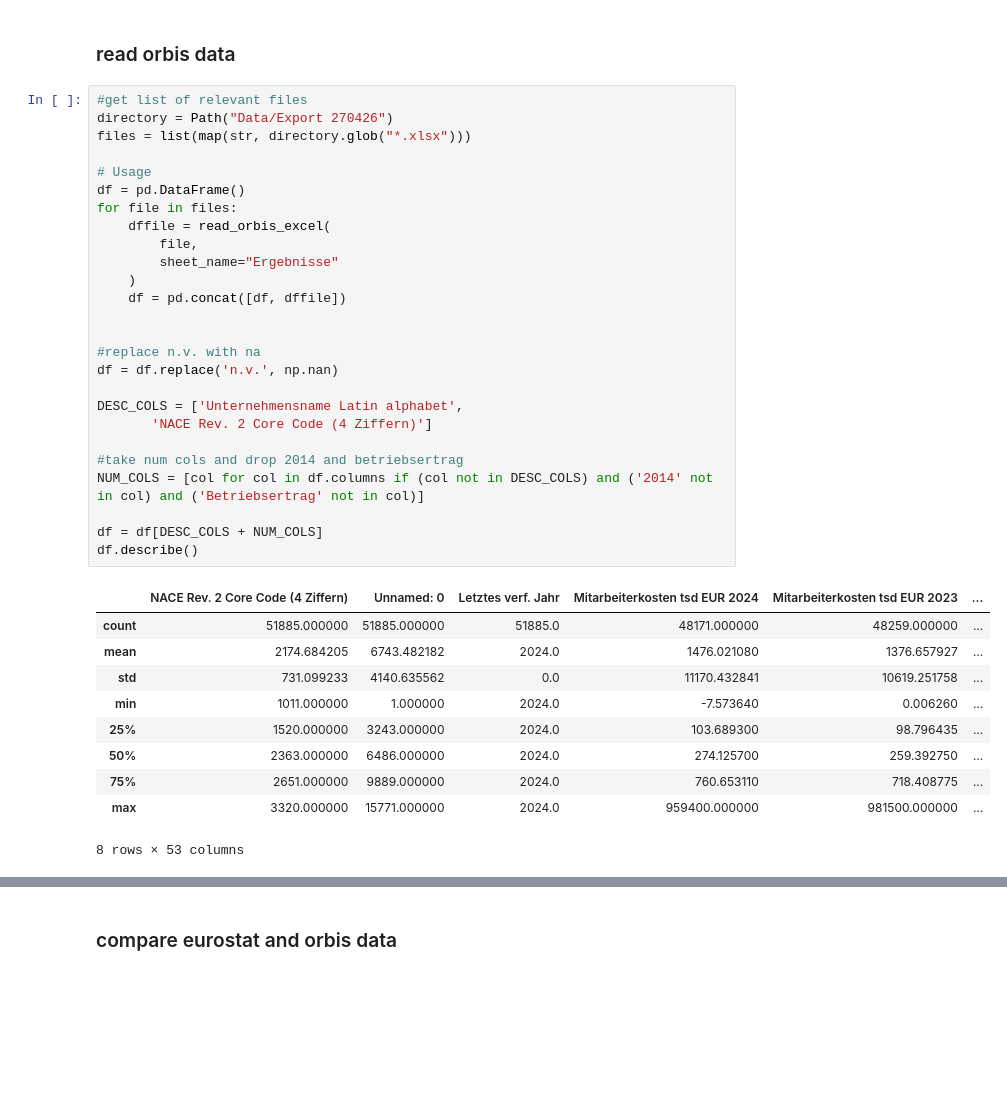
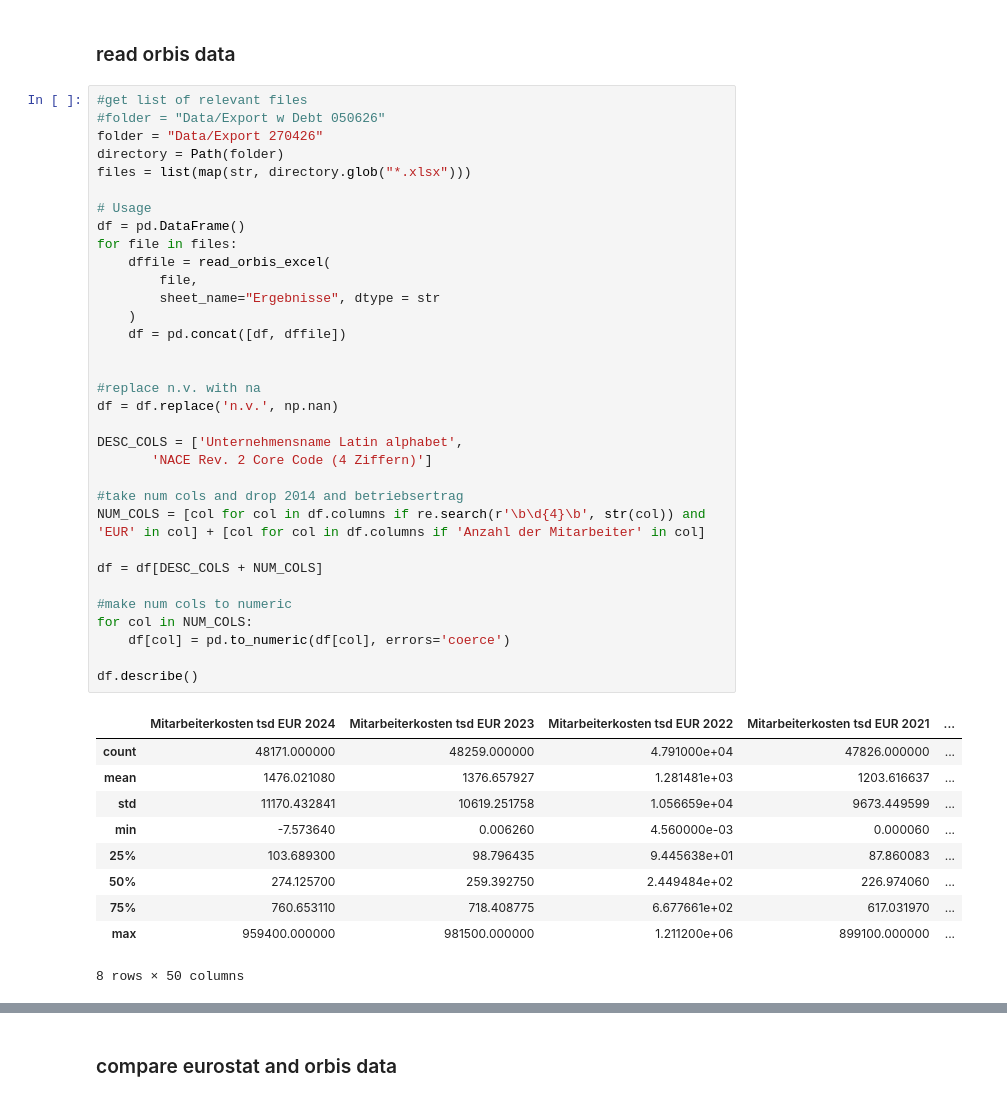
Before and after one commit to CurdinLieberherr/Master-Thesis, a Jupyter notebook: data.ipynb, the cells around one changed output, grey strips where cells are left out. Cells and saved outputs as stored; diff of their text form; blank space fills up the shorter version.

```diff
--- a/data.ipynb
+++ b/data.ipynb
@@ -218,41 +218,48 @@ plt.show()
 ### read orbis data
 # %%
 #get list of relevant files
-directory = Path("Data/Export 270426")
+#folder = "Data/Export w Debt 050626"
+folder = "Data/Export 270426"
+directory = Path(folder)
 files = list(map(str, directory.glob("*.xlsx")))
 
 # Usage
 df = pd.DataFrame()
 for file in files:
     dffile = read_orbis_excel(
         file,
-        sheet_name="Ergebnisse"
+        sheet_name="Ergebnisse", dtype = str
     )
     df = pd.concat([df, dffile])
 
 
 #replace n.v. with na
 df = df.replace('n.v.', np.nan)
 
 DESC_COLS = ['Unternehmensname Latin alphabet',
        'NACE Rev. 2 Core Code (4 Ziffern)']
 
 #take num cols and drop 2014 and betriebsertrag
-NUM_COLS = [col for col in df.columns if (col not in DESC_COLS) and ('2014' not in col) and ('Betriebsertrag' not in col)]
+NUM_COLS = [col for col in df.columns if re.search(r'\b\d{4}\b', str(col)) and 'EUR' in col] + [col for col in df.columns if 'Anzahl der Mitarbeiter' in col]
 
 df = df[DESC_COLS + NUM_COLS]
+
+#make num cols to numeric
+for col in NUM_COLS:
+    df[col] = pd.to_numeric(df[col], errors='coerce')
+
 df.describe()
 # %% [output]
-|  | NACE Rev. 2 Core Code (4 Ziffern) | Unnamed: 0 | Letztes verf. Jahr | Mitarbeiterkosten tsd EUR 2024 | Mitarbeiterkosten tsd EUR 2023 | ... |
-| count | 51885.000000 | 51885.000000 | 51885.0 | 48171.000000 | 48259.000000 | ... |
-| mean | 2174.684205 | 6743.482182 | 2024.0 | 1476.021080 | 1376.657927 | ... |
-| std | 731.099233 | 4140.635562 | 0.0 | 11170.432841 | 10619.251758 | ... |
-| min | 1011.000000 | 1.000000 | 2024.0 | -7.573640 | 0.006260 | ... |
-| 25% | 1520.000000 | 3243.000000 | 2024.0 | 103.689300 | 98.796435 | ... |
-| 50% | 2363.000000 | 6486.000000 | 2024.0 | 274.125700 | 259.392750 | ... |
-| 75% | 2651.000000 | 9889.000000 | 2024.0 | 760.653110 | 718.408775 | ... |
-| max | 3320.000000 | 15771.000000 | 2024.0 | 959400.000000 | 981500.000000 | ... |
+|  | Mitarbeiterkosten tsd EUR 2024 | Mitarbeiterkosten tsd EUR 2023 | Mitarbeiterkosten tsd EUR 2022 | Mitarbeiterkosten tsd EUR 2021 | ... |
+| count | 48171.000000 | 48259.000000 | 4.791000e+04 | 47826.000000 | ... |
+| mean | 1476.021080 | 1376.657927 | 1.281481e+03 | 1203.616637 | ... |
+| std | 11170.432841 | 10619.251758 | 1.056659e+04 | 9673.449599 | ... |
+| min | -7.573640 | 0.006260 | 4.560000e-03 | 0.000060 | ... |
+| 25% | 103.689300 | 98.796435 | 9.445638e+01 | 87.860083 | ... |
+| 50% | 274.125700 | 259.392750 | 2.449484e+02 | 226.974060 | ... |
+| 75% | 760.653110 | 718.408775 | 6.677661e+02 | 617.031970 | ... |
+| max | 959400.000000 | 981500.000000 | 1.211200e+06 | 899100.000000 | ... |
-8 rows × 53 columns
+8 rows × 50 columns
 # %%
 #make data long for any variable col
 df_long = melt_orbis_df(df, DESC_COLS)
```
Also changed, not shown: parts of 2 cells of this notebook, 2 other files.
